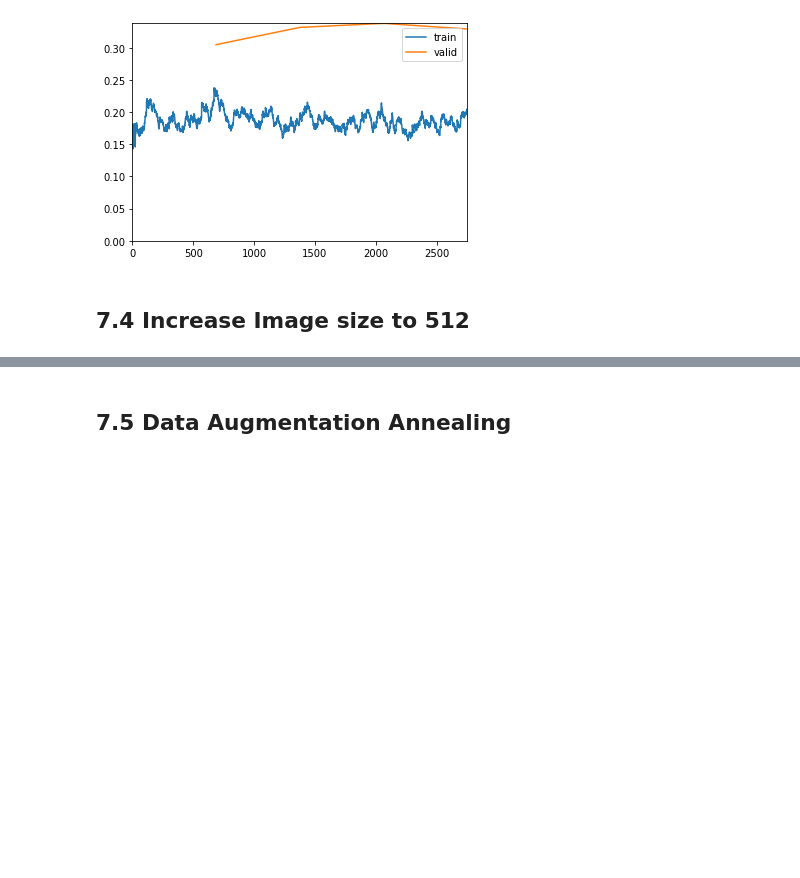
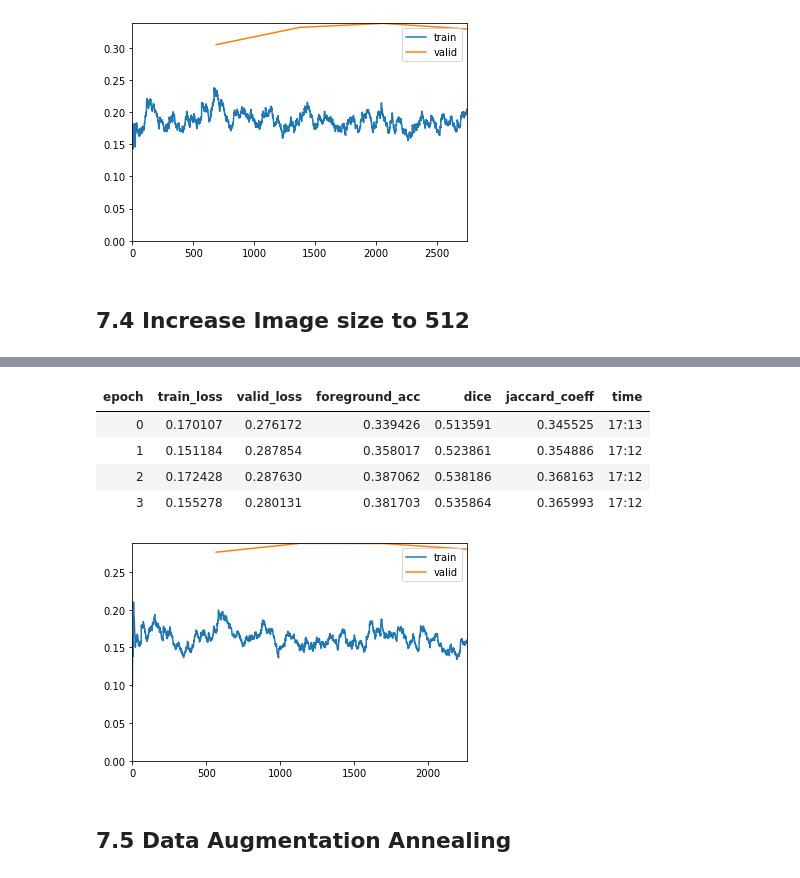
Before and after one commit to mrkcmd/bualabs, a Jupyter notebook: nbs/03c_image_segmentation_siim_acr_pneumothorax_fastai2.ipynb, the cells around one changed output, grey strips where cells are left out. Drawn from its saved outputs; the diff is of its cells as text; code cells hidden in the pictures; blank space fills up the shorter version.

```diff
--- a/nbs/03c_image_segmentation_siim_acr_pneumothorax_fastai2.ipynb
+++ b/nbs/03c_image_segmentation_siim_acr_pneumothorax_fastai2.ipynb
@@ -830,8 +855,15 @@ learn.unfreeze()
 # %%
 # learn.lr_find()
 # %%
-learn.fit_flat_cos(2, lr=slice(3e-7, 3e-5))
+learn.fit_flat_cos(4, lr=slice(3e-7, 3e-5))
 # learn.fit_one_cycle(2, lr_max=slice(3e-7, 3e-5), pct_start=0.7)
+# %% [output]
+| epoch | train_loss | valid_loss | foreground_acc | dice | jaccard_coeff | time |
+| 0 | 0.170107 | 0.276172 | 0.339426 | 0.513591 | 0.345525 | 17:13 |
+| 1 | 0.151184 | 0.287854 | 0.358017 | 0.523861 | 0.354886 | 17:12 |
+| 2 | 0.172428 | 0.287630 | 0.387062 | 0.538186 | 0.368163 | 17:12 |
+| 3 | 0.155278 | 0.280131 | 0.381703 | 0.535864 | 0.365993 | 17:12 |
+[figure, added]
 # %%
 learn.save('03c-unet-resnet34-512-2')
 # %%
```
Also changed, not shown: parts of 21 cells of this notebook.
